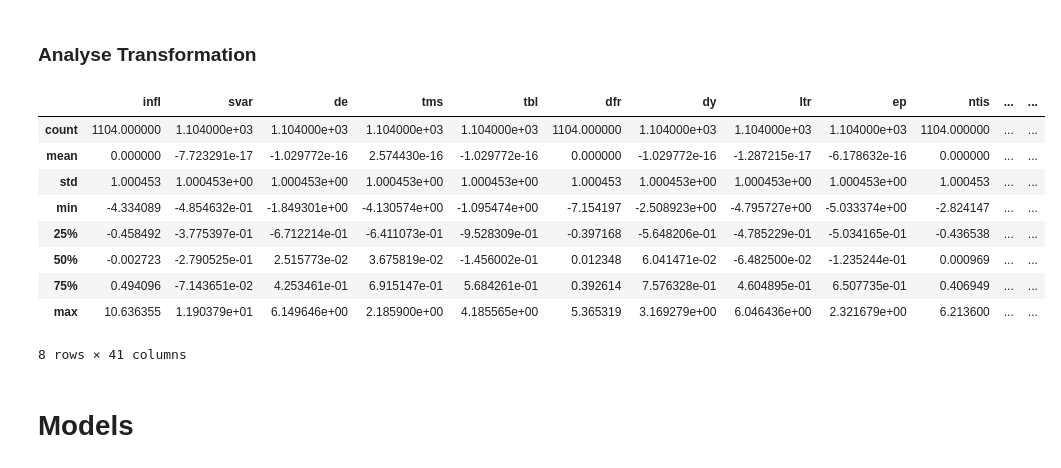
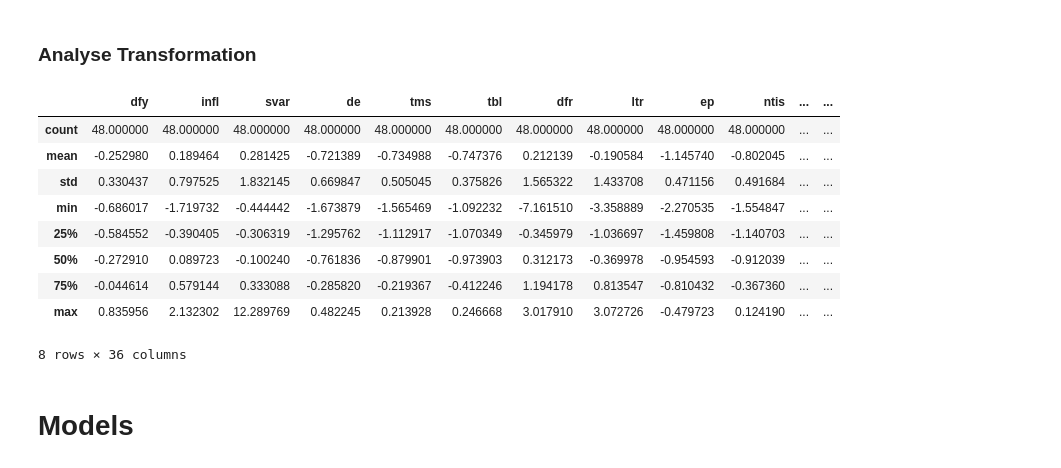
Before and after one commit to demilade27/Predicting-Monthly-Excess-Returns-of-Market-Index, a Jupyter notebook: Predicting_Monthly_Excess_Returns_of_Market_Index.ipynb, the cells around one changed output. Drawn from its saved outputs; the diff is of its cells as text; code cells hidden in the pictures.

```diff
--- a/Predicting_Monthly_Excess_Returns_of_Market_Index.ipynb
+++ b/Predicting_Monthly_Excess_Returns_of_Market_Index.ipynb
@@ -222,24 +251,36 @@ assert not df.isnull().values.any(), "NaN values still exist!"
 # %% [markdown]
 #### Lag Fundamental fators
 # %%
-lags_tms_dfy = list(range(1, 6, 2) ) # Monthly lags up to 12 months
+lags_tms_dfy = list(range(1, 7, 2) ) # Monthly lags up to 12 months
 for lag in lags_tms_dfy:
-    df[f'tms_lag{lag}'] = df['tms'].shift(lag)
-    df[f'ntis_lag{lag}'] = df['ntis'].shift(lag)
-    df[f'dfy_ma3_lag{lag}'] = df['dfy_ma3'].shift(lag)
+    x_train[f'tms_lag{lag}'] = x_train['tms'].shift(lag)
+    x_test[f'tms_lag{lag}'] = x_test['tms'].shift(lag)
+    x_train[f'ntis_lag{lag}'] = x_train['ntis'].shift(lag)
+    x_test[f'ntis_lag{lag}'] = x_test['ntis'].shift(lag)
+    x_train[f'dfy_ma3_lag{lag}'] = x_train['dfy_ma3'].shift(lag)
+    x_test[f'dfy_ma3_lag{lag}'] = x_test['dfy_ma3'].shift(lag)
 
 # Handle missing values
-df = df.fillna(method='ffill').fillna(method='bfill')
-assert not df.isnull().values.any(), "NaN values still exist!"
+x_train = x_train.fillna(method='bfill')
+x_test = x_test.fillna(method='bfill')
+x_train.dropna(inplace=True)
+
+x_test.dropna(inplace=True)
 # %% [markdown]
 #### Lag Economic Factors
 # %%
-lags_infl_ltr_bm = list(range(1, 6,2))  # Monthly lags for slower-moving variables
+lags_infl_ltr_bm = list(range(1, 7,2))  # Monthly lags for slower-moving variables
 # Apply lags for 'infl', 'ltr', and 'b/m'
 for lag in lags_infl_ltr_bm:
-    df[f'infl_lag{lag}'] = df['infl'].shift(lag)
-    df[f'ltr_lag{lag}'] = df['ltr'].shift(lag)
-df[f'b/m{1}'] = df['b/m'].shift(1)
+    x_train[f'infl_lag{lag}'] = x_train['infl'].shift(lag)
+    x_test[f'infl_lag{lag}'] = x_test['infl'].shift(lag)
+    x_train[f'ltr_lag{lag}'] = x_train['ltr'].shift(lag)
+    x_test[f'ltr_lag{lag}'] = x_test['ltr'].shift(lag)
+    x_train[f'b/m{1}'] = x_train['b/m'].shift(1)
+    x_test[f'b/m{1}'] = x_test['b/m'].shift(1)
 # Handle missing values
-df = df.fillna(method='ffill').fillna(method='bfill')
-assert not df.isnull().values.any(), "NaN values still exist!"
+x_train = x_train.fillna(method='bfill')
+x_test = x_test.fillna(method='bfill')
+x_train.dropna(inplace=True)
+
+x_test.dropna(inplace=True)
@@ -250,7 +313,8 @@ assert not df.isnull().values.any(), "NaN values still exist!"
 # %% [markdown]
 #### Drop Book to market ratio
 # %%
-df = df.drop('b/m', axis=1)
+x_train = x_train.drop('b/m', axis=1)
+x_test = x_test.drop('b/m', axis=1)
 # %% [markdown]
 #### Drop long term yield
 Dropping LTY and TBL because the relationship is covered in term spread
@@ -275,0 +321,3 @@ x_train.shape
+# %%
+x_train = x_train.drop('lty', axis=1)
+x_test = x_test.drop('lty', axis=1)
@@ -287,18 +348,18 @@ x_test[columns] = scaler_x.transform(x_test[columns])        # Transform x_test
 # %% [markdown]
 ### Analyse Transformation
 # %%
-x_train.describe()
+x_test.describe()
 # %% [output]
-|  | infl | svar | de | tms | tbl | dfr | dy | ltr | ep | ntis | ... | ... |
-| count | 1104.000000 | 1.104000e+03 | 1.104000e+03 | 1.104000e+03 | 1.104000e+03 | 1104.000000 | 1.104000e+03 | 1.104000e+03 | 1.104000e+03 | 1104.000000 | ... | ... |
-| mean | 0.000000 | -7.723291e-17 | -1.029772e-16 | 2.574430e-16 | -1.029772e-16 | 0.000000 | -1.029772e-16 | -1.287215e-17 | -6.178632e-16 | 0.000000 | ... | ... |
-| std | 1.000453 | 1.000453e+00 | 1.000453e+00 | 1.000453e+00 | 1.000453e+00 | 1.000453 | 1.000453e+00 | 1.000453e+00 | 1.000453e+00 | 1.000453 | ... | ... |
-| min | -4.334089 | -4.854632e-01 | -1.849301e+00 | -4.130574e+00 | -1.095474e+00 | -7.154197 | -2.508923e+00 | -4.795727e+00 | -5.033374e+00 | -2.824147 | ... | ... |
-| 25% | -0.458492 | -3.775397e-01 | -6.712214e-01 | -6.411073e-01 | -9.528309e-01 | -0.397168 | -5.648206e-01 | -4.785229e-01 | -5.034165e-01 | -0.436538 | ... | ... |
-| 50% | -0.002723 | -2.790525e-01 | 2.515773e-02 | 3.675819e-02 | -1.456002e-01 | 0.012348 | 6.041471e-02 | -6.482500e-02 | -1.235244e-01 | 0.000969 | ... | ... |
-| 75% | 0.494096 | -7.143651e-02 | 4.253461e-01 | 6.915147e-01 | 5.684261e-01 | 0.392614 | 7.576328e-01 | 4.604895e-01 | 6.507735e-01 | 0.406949 | ... | ... |
-| max | 10.636355 | 1.190379e+01 | 6.149646e+00 | 2.185900e+00 | 4.185565e+00 | 5.365319 | 3.169279e+00 | 6.046436e+00 | 2.321679e+00 | 6.213600 | ... | ... |
+|  | dfy | infl | svar | de | tms | tbl | dfr | ltr | ep | ntis | ... | ... |
+| count | 48.000000 | 48.000000 | 48.000000 | 48.000000 | 48.000000 | 48.000000 | 48.000000 | 48.000000 | 48.000000 | 48.000000 | ... | ... |
+| mean | -0.252980 | 0.189464 | 0.281425 | -0.721389 | -0.734988 | -0.747376 | 0.212139 | -0.190584 | -1.145740 | -0.802045 | ... | ... |
+| std | 0.330437 | 0.797525 | 1.832145 | 0.669847 | 0.505045 | 0.375826 | 1.565322 | 1.433708 | 0.471156 | 0.491684 | ... | ... |
+| min | -0.686017 | -1.719732 | -0.444442 | -1.673879 | -1.565469 | -1.092232 | -7.161510 | -3.358889 | -2.270535 | -1.554847 | ... | ... |
+| 25% | -0.584552 | -0.390405 | -0.306319 | -1.295762 | -1.112917 | -1.070349 | -0.345979 | -1.036697 | -1.459808 | -1.140703 | ... | ... |
+| 50% | -0.272910 | 0.089723 | -0.100240 | -0.761836 | -0.879901 | -0.973903 | 0.312173 | -0.369978 | -0.954593 | -0.912039 | ... | ... |
+| 75% | -0.044614 | 0.579144 | 0.333088 | -0.285820 | -0.219367 | -0.412246 | 1.194178 | 0.813547 | -0.810432 | -0.367360 | ... | ... |
+| max | 0.835956 | 2.132302 | 12.289769 | 0.482245 | 0.213928 | 0.246668 | 3.017910 | 3.072726 | -0.479723 | 0.124190 | ... | ... |
-8 rows × 41 columns
+8 rows × 36 columns
 # %% [markdown]
 # Models
 # %% [markdown]
```
Also changed, not shown: parts of 41 cells of this notebook.
